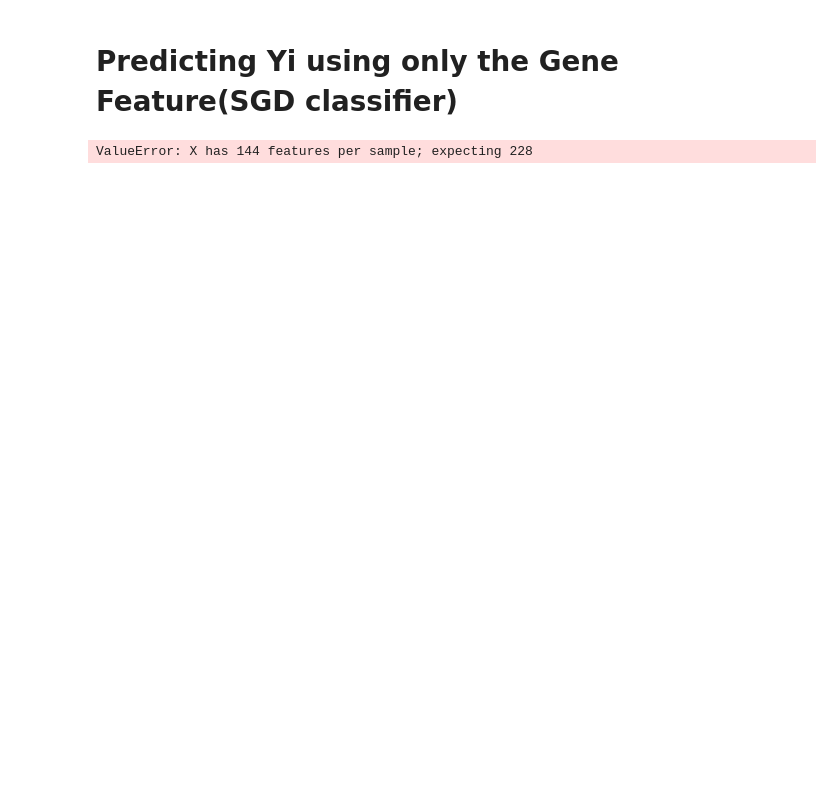
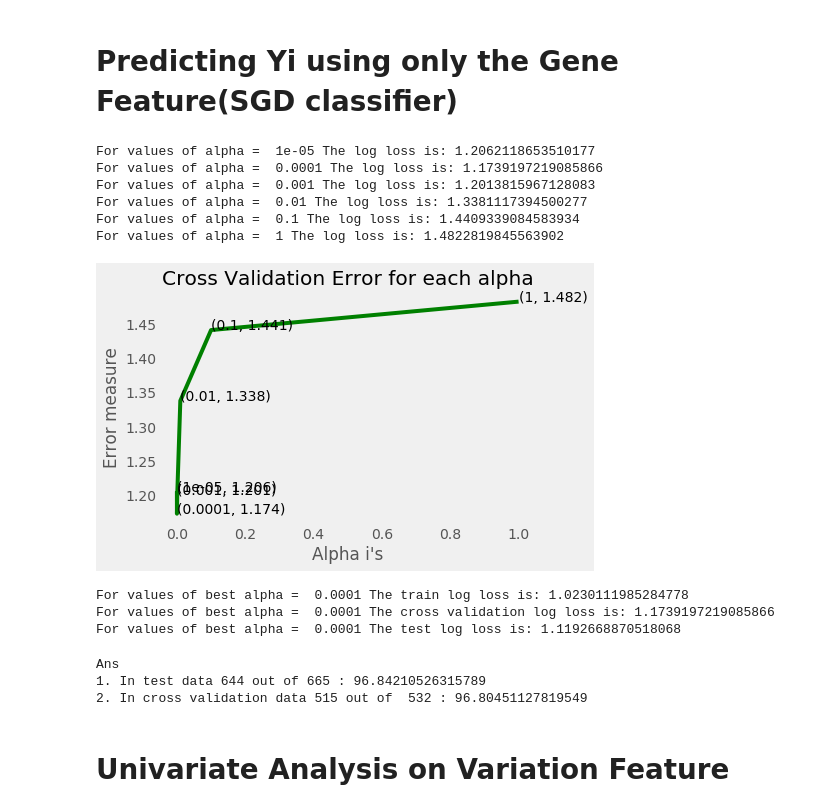
Before and after one commit to girishpillai17/Cancer-Detection, a Jupyter notebook: Project_edit.ipynb, the cells around one changed output. Cells and saved outputs as stored; diff of their text form; code cells hidden in the pictures; blank space fills up the shorter version.

Commit message:
Univariate analysis with Variation Feature

```diff
--- a/Project_edit.ipynb
+++ b/Project_edit.ipynb
@@ -439,12 +483,10 @@ test_gene_feature_responseCoding = np.array(get_gv_feature(alpha, "Gene", test_d
 cv_gene_feature_responseCoding = np.array(get_gv_feature(alpha, "Gene", cv_df))      #cv gene feature
 # %%
 #one-hot encoding of Gene Feature
-
-# one-hot encoding of Gene feature.
 gene_vectorizer = CountVectorizer()
 train_gene_feature_onehotCoding = gene_vectorizer.fit_transform(train_df['Gene'])
-test_gene_feature_onehotCoding = gene_vectorizer.fit_transform(test_df['Gene'])
-cv_gene_feature_onehotCoding = gene_vectorizer.fit_transform(cv_df['Gene'])
+test_gene_feature_onehotCoding = gene_vectorizer.transform(test_df['Gene'])
+cv_gene_feature_onehotCoding = gene_vectorizer.transform(cv_df['Gene'])
 # %%
 train_gene_feature_responseCoding.shape
 # %% [output]
@@ -460,42 +534,62 @@ cv_gene_feature_onehotCoding.shape
 # %% [markdown]
 # Predicting Yi using only the Gene Feature(SGD classifier)
 # %%
-from sklearn.linear_model import SGDClassifier
-from sklearn.calibration import CalibratedClassifierCV
-
 alpha = [10 ** x for x in range(-5,1)]  #hyperparameter for the SGD Classifier
 
 cv_log_error_array = []
 for i in alpha:
     clf = SGDClassifier(alpha = i, penalty='l2', loss='log', random_state=42)
     clf.fit(train_gene_feature_onehotCoding, y_train)
+
     sig_clf = CalibratedClassifierCV(clf, method='sigmoid')
     sig_clf.fit(train_gene_feature_onehotCoding, y_train)
+
     predict_y = sig_clf.predict_proba(cv_gene_feature_onehotCoding)
     cv_log_error_array.append(log_loss(y_cv, predict_y, labels=clf.classes_, eps=1e-15))
     print('For values of alpha = ', i, 'The log loss is:', log_loss(y_cv, predict_y, labels=clf.classes_, eps=1e-15))
 
 fig, ax = plt.subplots()
 ax.plot(alpha, cv_log_error_array, c='g')
 for i, txt in enumerate(np.round(cv_log_error_array, 3)):
     ax.annotate((alpha[i], np.round(txt,3)), (alpha[i], cv_log_error_array[i]))
 plt.grid()
 plt.title("Cross Validation Error for each alpha")
 plt.xlabel("Alpha i's")
 plt.ylabel("Error measure")
 plt.show()
 
 best_alpha = np.argmin(cv_log_error_array)
-clf = SGDClassifier(alpha=alpha[best_alpha], penalty='12', loss='log', random_state=42)
+clf = SGDClassifier(alpha=alpha[best_alpha], penalty='l2', loss='log', random_state=42)
 clf.fit(train_gene_feature_onehotCoding, y_train)
 sig_clf = CalibratedClassifierCV(clf, method='sigmoid')
 sig_clf.fit(train_gene_feature_onehotCoding, y_train)
 
 predict_y = sig_clf.predict_proba(train_gene_feature_onehotCoding)
 print('For values of best alpha = ', alpha[best_alpha], "The train log loss is:",log_loss(y_train, predict_y, labels=clf.classes_, eps=1e-15))
 predict_y = sig_clf.predict_proba(cv_gene_feature_onehotCoding)
 print('For values of best alpha = ', alpha[best_alpha], "The cross validation log loss is:",log_loss(y_cv, predict_y, labels=clf.classes_, eps=1e-15))
 predict_y = sig_clf.predict_proba(test_gene_feature_onehotCoding)
 print('For values of best alpha = ', alpha[best_alpha], "The test log loss is:",log_loss(y_test, predict_y, labels=clf.classes_, eps=1e-15))
 # %% [output]
-ValueError: X has 144 features per sample; expecting 228
+For values of alpha =  1e-05 The log loss is: 1.2062118653510177
+For values of alpha =  0.0001 The log loss is: 1.1739197219085866
+For values of alpha =  0.001 The log loss is: 1.2013815967128083
+For values of alpha =  0.01 The log loss is: 1.3381117394500277
+For values of alpha =  0.1 The log loss is: 1.4409339084583934
+For values of alpha =  1 The log loss is: 1.4822819845563902
+[figure, added]
+For values of best alpha =  0.0001 The train log loss is: 1.0230111985284778
+For values of best alpha =  0.0001 The cross validation log loss is: 1.1739197219085866
+For values of best alpha =  0.0001 The test log loss is: 1.1192668870518068
+# %%
+test_coverage=test_df[test_df['Gene'].isin(list(set(train_df['Gene'])))].shape[0]
+cv_coverage=cv_df[cv_df['Gene'].isin(list(set(train_df['Gene'])))].shape[0]
+
+print('Ans\n1. In test data',test_coverage, 'out of',test_df.shape[0], ":",(test_coverage/test_df.shape[0])*100)
+print('2. In cross validation data',cv_coverage, 'out of ',cv_df.shape[0],":" ,(cv_coverage/cv_df.shape[0])*100)
+# %% [output]
+Ans
+1. In test data 644 out of 665 : 96.84210526315789
+2. In cross validation data 515 out of  532 : 96.80451127819549
+# %% [markdown]
+# Univariate Analysis on Variation Feature
```
Also changed, not shown: parts of 15 cells of this notebook.
